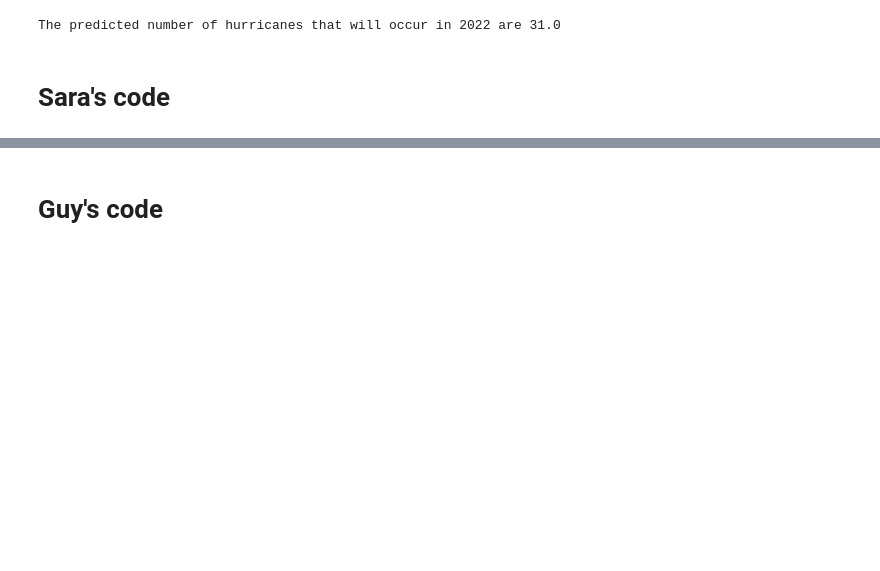
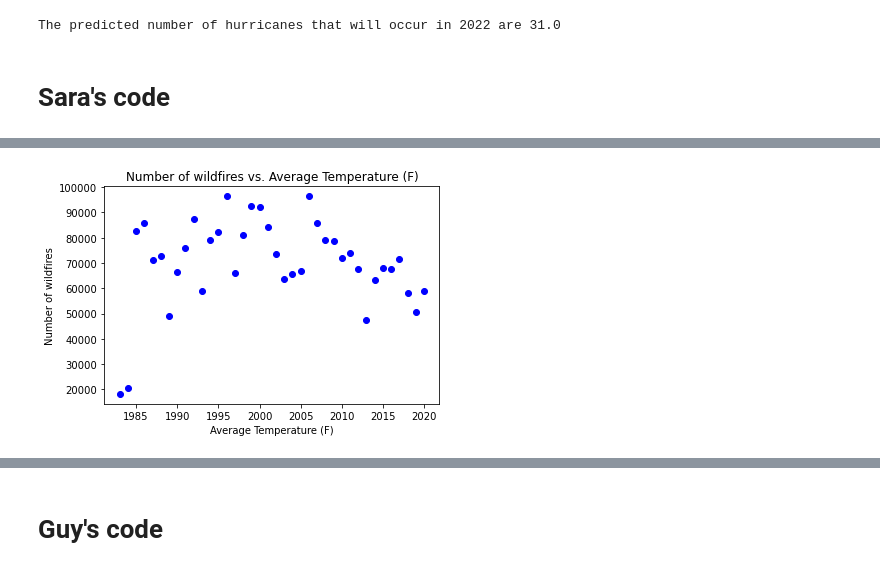
Before and after one commit to SaradhaRam/Climatechange-Extreme-Weather-Analysis, a Jupyter notebook: Final_Combined_Notebook.ipynb, the cells around one changed output, grey strips where cells are left out. Drawn from its saved outputs; the diff is of its cells as text; code cells hidden in the pictures; blank space fills up the shorter version.

```diff
--- a/Final_Combined_Notebook.ipynb
+++ b/Final_Combined_Notebook.ipynb
@@ -211,0 +287,13 @@ The predicted number of hurricanes that will occur in 2022 are 31.0
+# %%
+# Create x and y axis for scatter chart
+x_axis = wildfire_merged_df['Year']
+y_axis = wildfire_merged_df['WildFire_Count']
+
+# Create scatter chart to display number of wildfire vs. average temp.
+plt.scatter(x_axis, y_axis, color='b')
+plt.title("Number of wildfires vs. Average Temperature (F)")
+plt.xlabel("Average Temperature (F)")
+plt.ylabel("Number of wildfires")
+plt.show()
+# %% [output]
+[figure, added]
```
Also changed, not shown: parts of 11 cells of this notebook.
